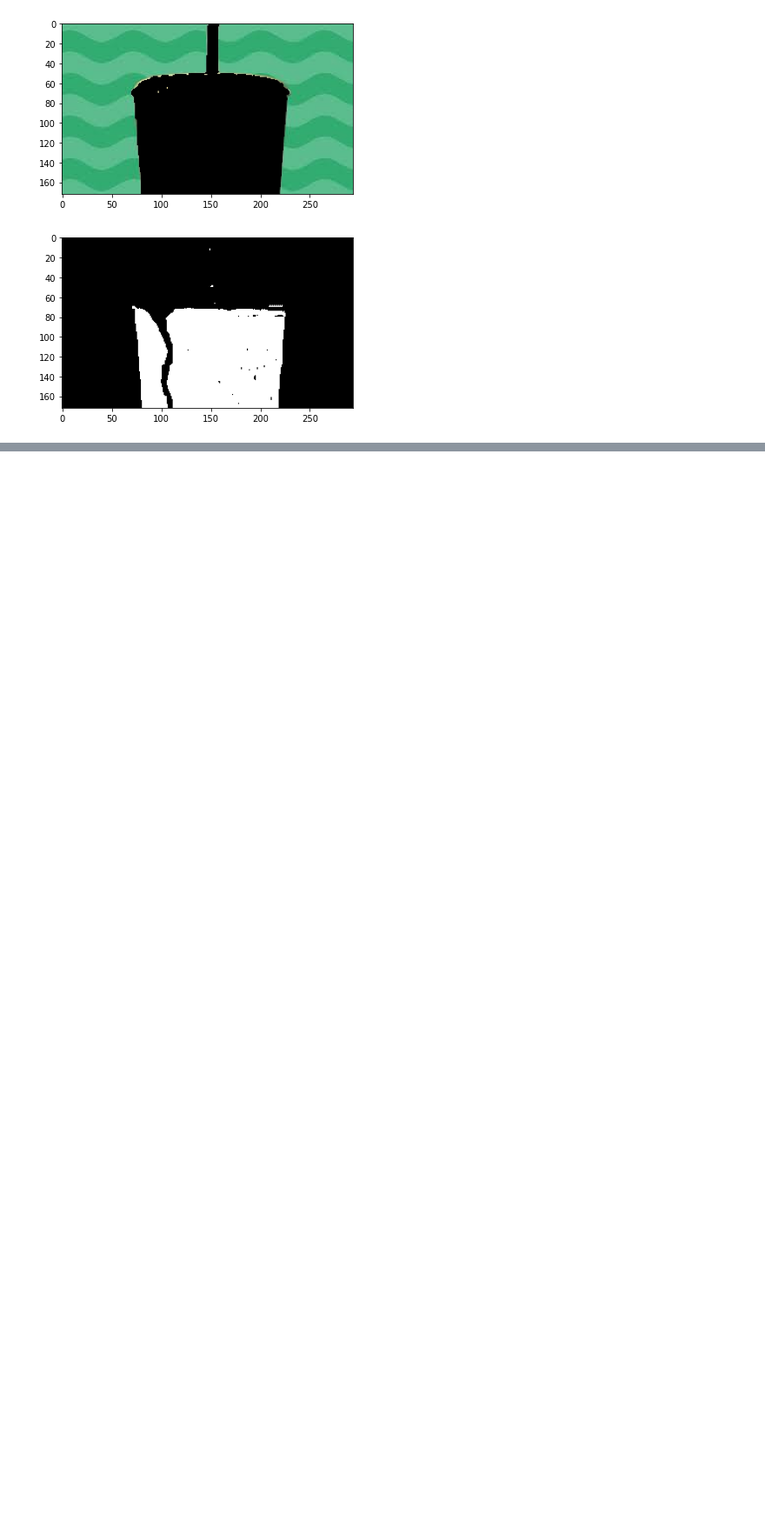
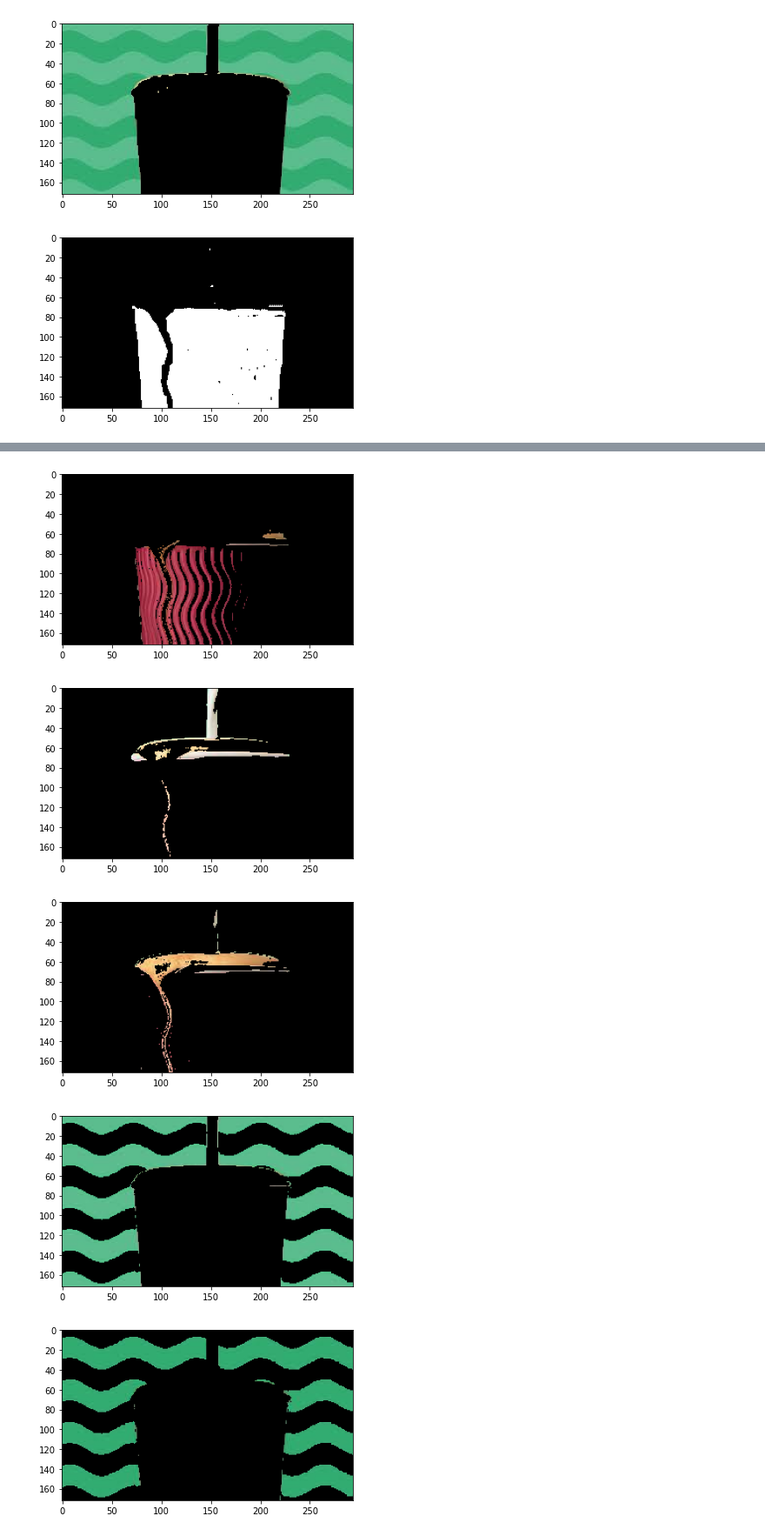
Before and after one commit to seif7666/OpenCV-Sessions, a Jupyter notebook: Session2/Session2.ipynb, the cells around one changed output, grey strips where cells are left out. Shown at 87% size. Drawn from its saved outputs; the diff is of its cells as text; code cells hidden in the pictures; blank space fills up the shorter version.

```diff
--- a/Session2/Session2.ipynb
+++ b/Session2/Session2.ipynb
@@ -70,0 +73,21 @@ cap.release()
+# %%
+import cv2 as cv
+def getKmeans(clusters, image:np.ndarray):
+    datapoints= image.reshape((-1,3)).astype(np.float32) # It is a colored image, so each pixel has 3 features
+    criteria = (cv.TERM_CRITERIA_EPS + cv.TERM_CRITERIA_MAX_ITER, 10, 1.0)
+    ret,label,center=cv.kmeans(datapoints,clusters,None,criteria,10,cv.KMEANS_RANDOM_CENTERS)
+#     print(ret)
+#     print(label)
+#     print(center)
+    labels= label.reshape((image.shape[0],image.shape[1]))
+    for i in range(center.shape[0]):
+        new_image= image.copy()
+        new_image[labels!=i]= np.uint8([0,0,0])
+        display_img(new_image)
+getKmeans(6,cup)
+# %% [output]
+[figure, added]
+[figure, added]
+[figure, added]
+[figure, added]
+[figure, added]
```
Also changed, not shown: parts of 3 cells of this notebook, 3 other files.
